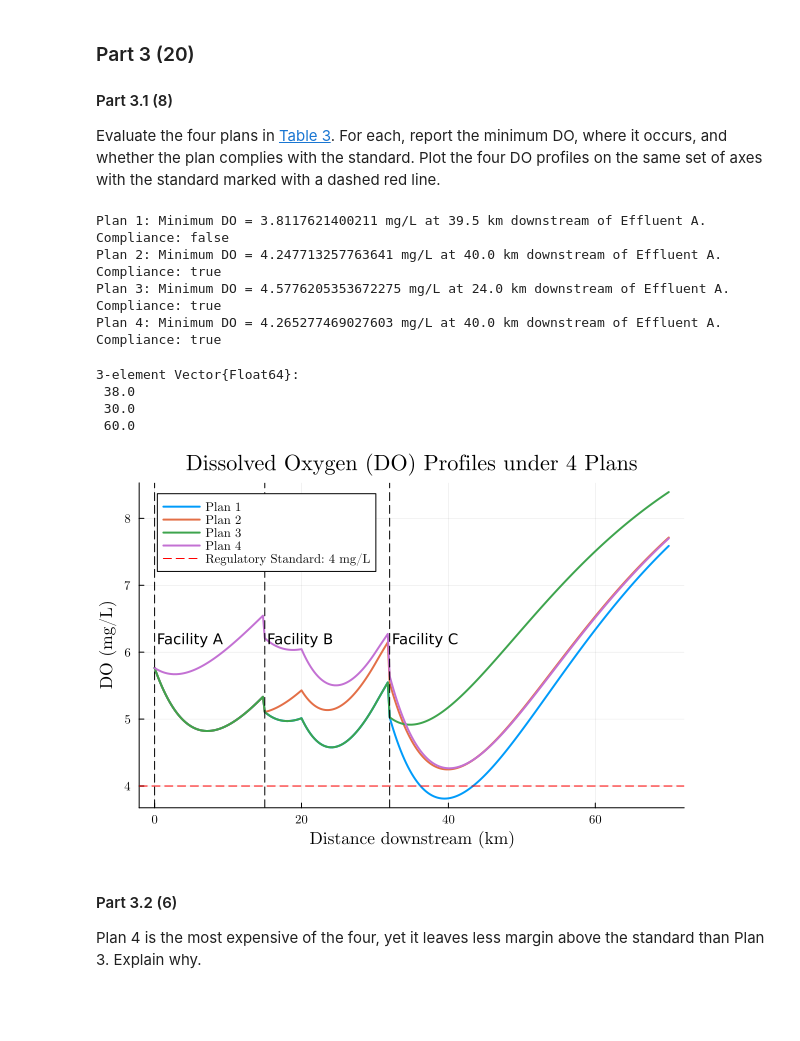
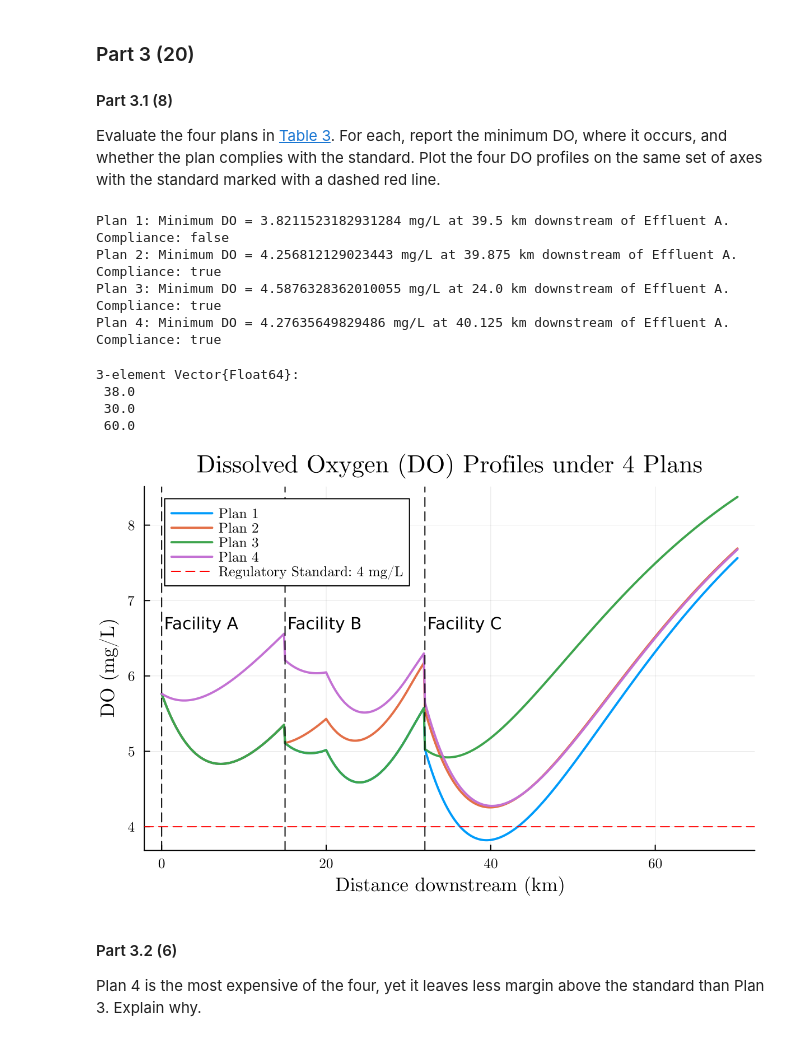
Before and after one commit to clairewang23/mp01, a Jupyter notebook: mp01.ipynb, the cells around one changed output. Saved outputs shown, nothing was run; the diff lists cells and outputs as text; code cells hidden in the pictures; blank space fills up the shorter version.

```diff
--- a/mp01.ipynb
+++ b/mp01.ipynb
@@ -429,7 +436,7 @@ standard marked with a dashed red line.
 # %%
 # inputs for simulation
 L = 70              # length of river to simulate [km]
-Δx = 0.25              # grid size [km]
+Δx = 0.125              # grid size [km]
 distances = 0:Δx:L
 
 # store DO profiles and results for plotting
@@ -473,44 +480,44 @@ end
 global facility_CBOD = original_CBOD
 global facility_NBOD = original_NBOD
 # %% [output]
-Plan 1: Minimum DO = 3.8117621400211 mg/L at 39.5 km downstream of Effluent A. Compliance: false
-Plan 2: Minimum DO = 4.247713257763641 mg/L at 40.0 km downstream of Effluent A. Compliance: true
-Plan 3: Minimum DO = 4.5776205353672275 mg/L at 24.0 km downstream of Effluent A. Compliance: true
-Plan 4: Minimum DO = 4.265277469027603 mg/L at 40.0 km downstream of Effluent A. Compliance: true
+Plan 1: Minimum DO = 3.8211523182931284 mg/L at 39.5 km downstream of Effluent A. Compliance: false
+Plan 2: Minimum DO = 4.256812129023443 mg/L at 39.875 km downstream of Effluent A. Compliance: true
+Plan 3: Minimum DO = 4.5876328362010055 mg/L at 24.0 km downstream of Effluent A. Compliance: true
+Plan 4: Minimum DO = 4.27635649829486 mg/L at 40.125 km downstream of Effluent A. Compliance: true
 3-element Vector{Float64}:
  38.0
  30.0
  60.0
 # %%
 p = plot(distances, DO_profiles[1], xlabel="Distance downstream (km)", ylabel="DO (mg/L)", title = "Dissolved Oxygen (DO) Profiles under 4 Plans", label="Plan 1",
-   linewidth=2, legend = :topleft)
+   linewidth=2, legend = :topleft, dpi=200)
 
 for i in 2:4
     plot!(p, distances, DO_profiles[i],
           label = "Plan $i",
           linewidth = 2)
 end
 
 # adding a line for the regulatory standard
 hline!(p, [4], color="red", linewidth=1, linestyle=:dash, label="Regulatory Standard: 4 mg/L")
 
 
 for (x, name) in zip(facility_location, ["Facility A", "Facility B", "Facility C"])
     vline!(p, [x],
         linewidth=1,
         color="black",
         linestyle=:dash,
         label=nothing
     )
 
-    annotate!(p, x + 0.5, 6.2,
+    annotate!(p, x + 0.5, 6.7,
         text(name, 10, :left, color="black")
     )
 end
 
 display(p)
 # %% [output]
-[figure, old version]
+[figure, new version]
 # %% [markdown]
 #### Part 3.2 (6)
 
```
Also changed, not shown: parts of 7 cells of this notebook.
